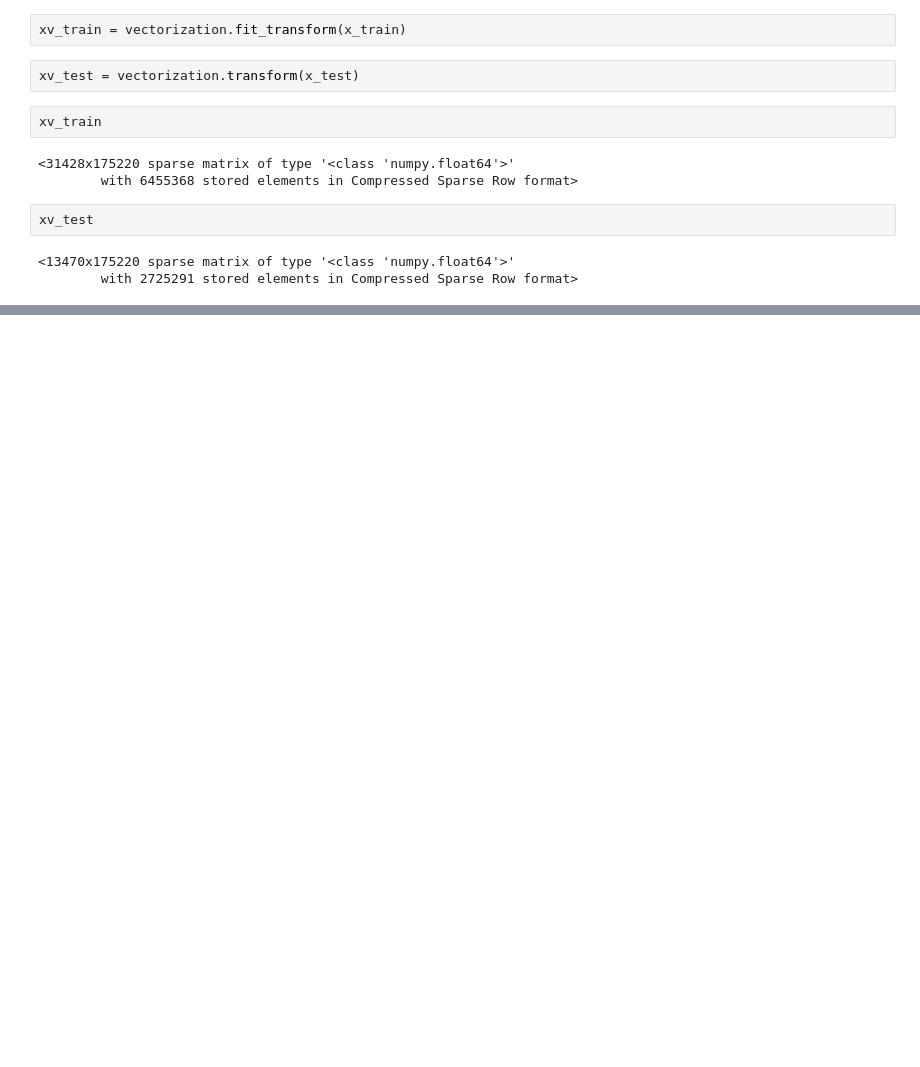
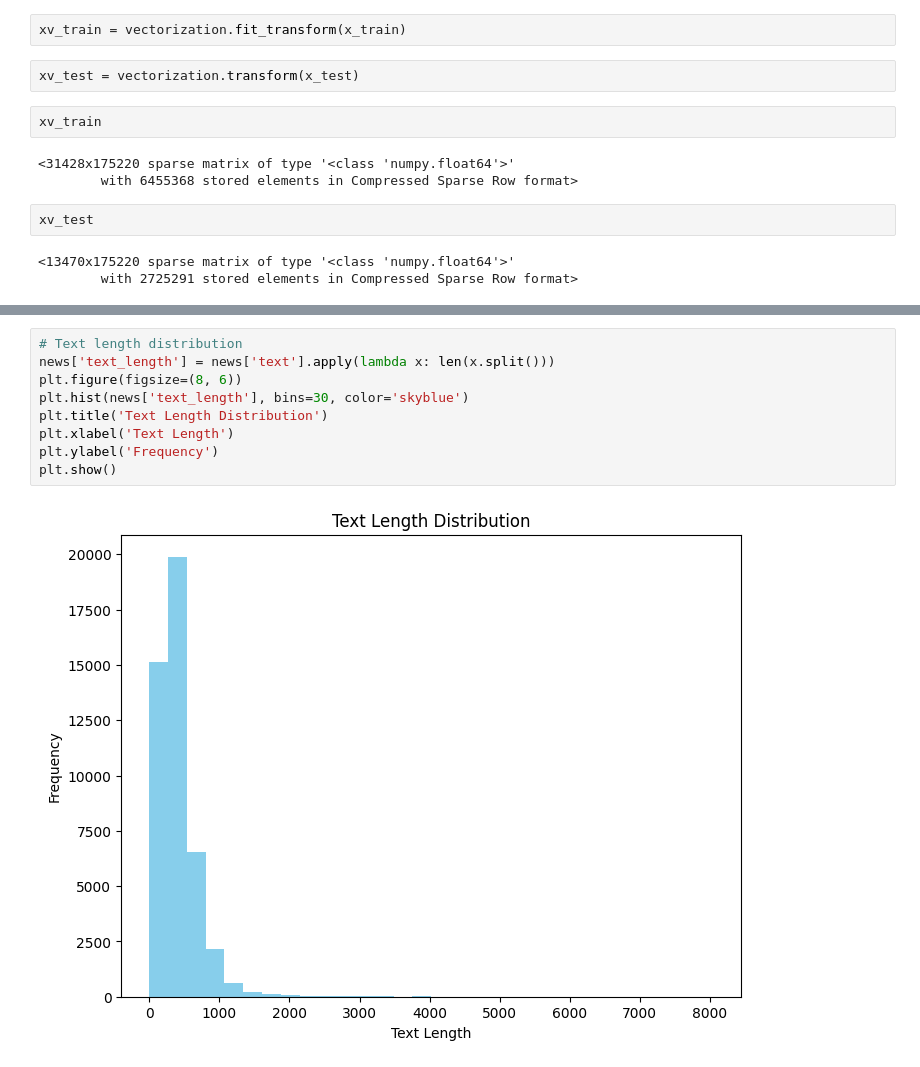
Before and after one commit to Harry30363/Fake_News_Detection_Proj, a Jupyter notebook: Fake_News_Detection_Project.ipynb, the cells around one changed output, grey strips where cells are left out. Cells and saved outputs as stored; diff of their text form; blank space fills up the shorter version.

```diff
--- a/Fake_News_Detection_Project.ipynb
+++ b/Fake_News_Detection_Project.ipynb
@@ -220,0 +263,11 @@ xv_test
+# %%
+# Text length distribution
+news['text_length'] = news['text'].apply(lambda x: len(x.split()))
+plt.figure(figsize=(8, 6))
+plt.hist(news['text_length'], bins=30, color='skyblue')
+plt.title('Text Length Distribution')
+plt.xlabel('Text Length')
+plt.ylabel('Frequency')
+plt.show()
+# %% [output]
+[figure, added]
```
Also changed, not shown: parts of 4 cells of this notebook.
